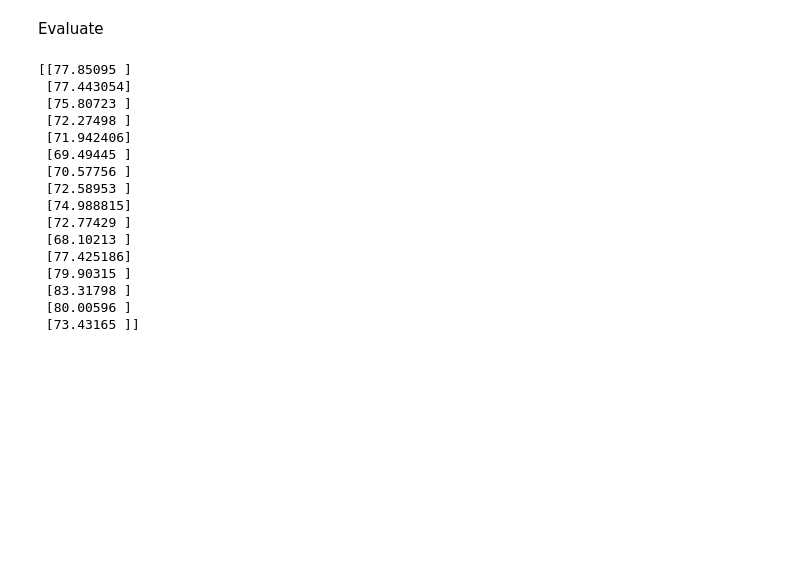
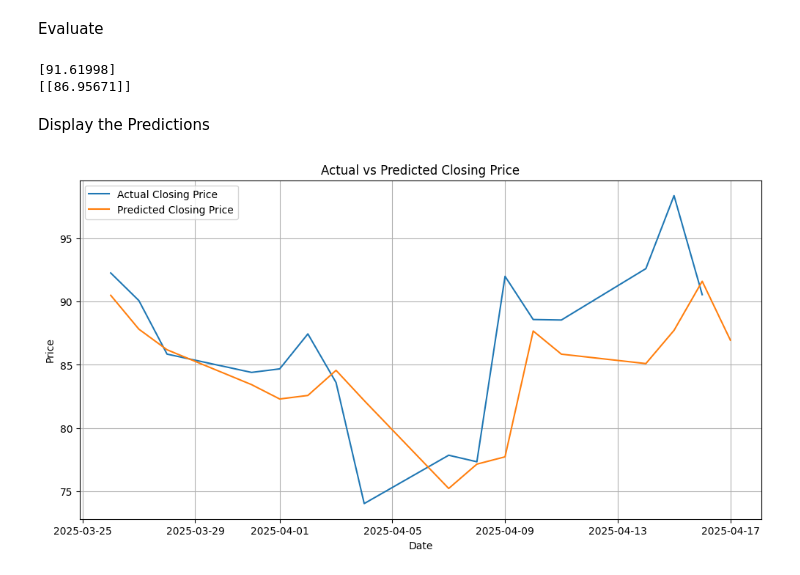
Before and after one commit to YusufAq1/Predicting-Stock-Prices-Using-LSTM, a Jupyter notebook: main.ipynb, the cells around one changed output. Saved outputs shown, nothing was run; the diff lists cells and outputs as text; code cells hidden in the pictures; blank space fills up the shorter version.

```diff
--- a/main.ipynb
+++ b/main.ipynb
@@ -206,6 +205,7 @@ y_test_tensor = torch.from_numpy(y_test).float()
 model = LSTM()
 model.load_state_dict(torch.load("lstm_model.pth"))
 
+# Test The model
 model.eval()
 
 with torch.no_grad():
@@ -213,21 +213,51 @@ with torch.no_grad():
     predicted_price = prediction.detach().numpy()
     predicted = scaler.inverse_transform(predicted_price)
 
-print(predicted)
+
+# Predict Tomorrows Stock Price using the last 60 days
+temp = data['Close']
+last_60 = temp[-60:].to_numpy()
+scaled_60 = scaler.transform(last_60)
+X_tomorrow = torch.from_numpy(scaled_60).float().view(1, 60, 1)
+
+model.eval()
+
+with torch.no_grad():
+    pred = model(X_tomorrow)
+    preds = pred.detach().numpy()
+    future_pred = scaler.inverse_transform(preds)
+
+
+
+print(predicted[-1])
+print(future_pred)
 # %% [output]
-[[77.85095 ]
- [77.443054]
- [75.80723 ]
- [72.27498 ]
- [71.942406]
- [69.49445 ]
- [70.57756 ]
- [72.58953 ]
- [74.988815]
- [72.77429 ]
- [68.10213 ]
- [77.425186]
- [79.90315 ]
- [83.31798 ]
- [80.00596 ]
- [73.43165 ]]
+[91.61998]
+[[86.95671]]
+# %% [markdown]
+Display the Predictions
+# %%
+# Get Actual Prices to plot against predicted values
+true_prices = scaler.inverse_transform(y_test.reshape(-1,1))
+
+# Get dates that span the testing dataset
+test_dates = data.index[-len(y_test):]
+# add tomorrows date
+tomorrow = test_dates[-1] + pd.Timedelta(days=1)
+extend_date = test_dates.append(pd.DatetimeIndex([tomorrow]))
+
+# Add tomorrows prediction to the line of the predicitons
+extend = np.append(predicted, future_pred)
+
+# Plot
+plt.figure(figsize=(12, 6))
+plt.plot(test_dates, true_prices, label='Actual Closing Price')
+plt.plot(extend_date, extend, label='Predicted Closing Price')
+plt.title('Actual vs Predicted Closing Price')
+plt.xlabel('Date')
+plt.ylabel('Price')
+plt.legend()
+plt.grid(True)
+plt.show()
+# %% [output]
+[figure, added]
```
Also changed, not shown: parts of 3 cells of this notebook.
